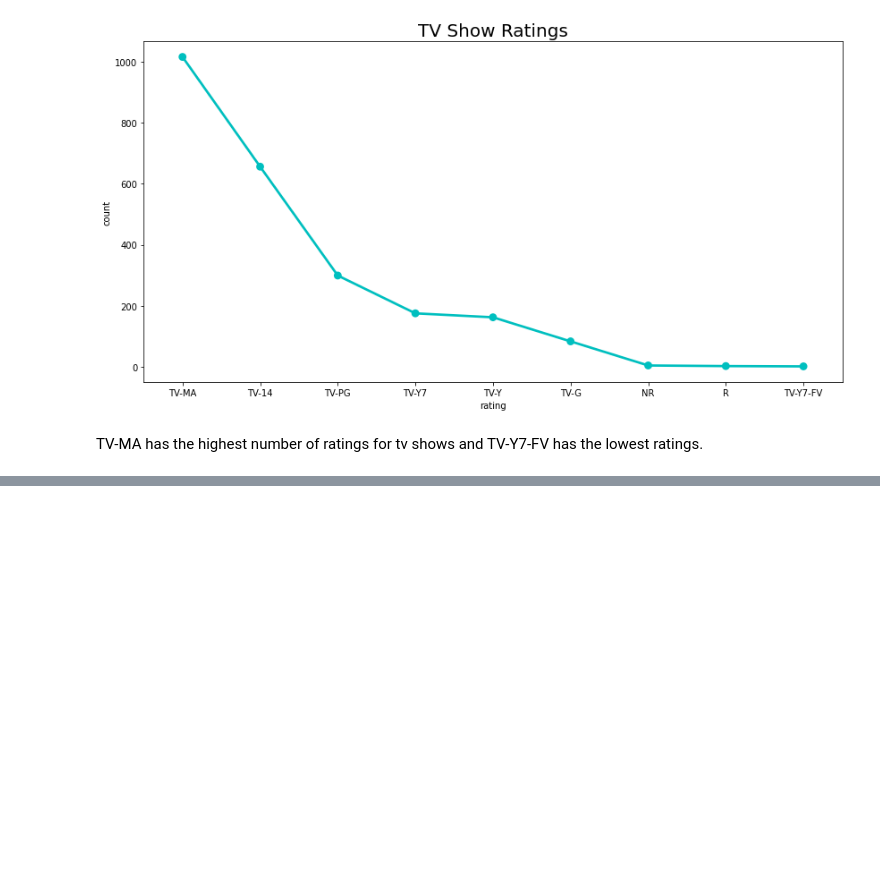
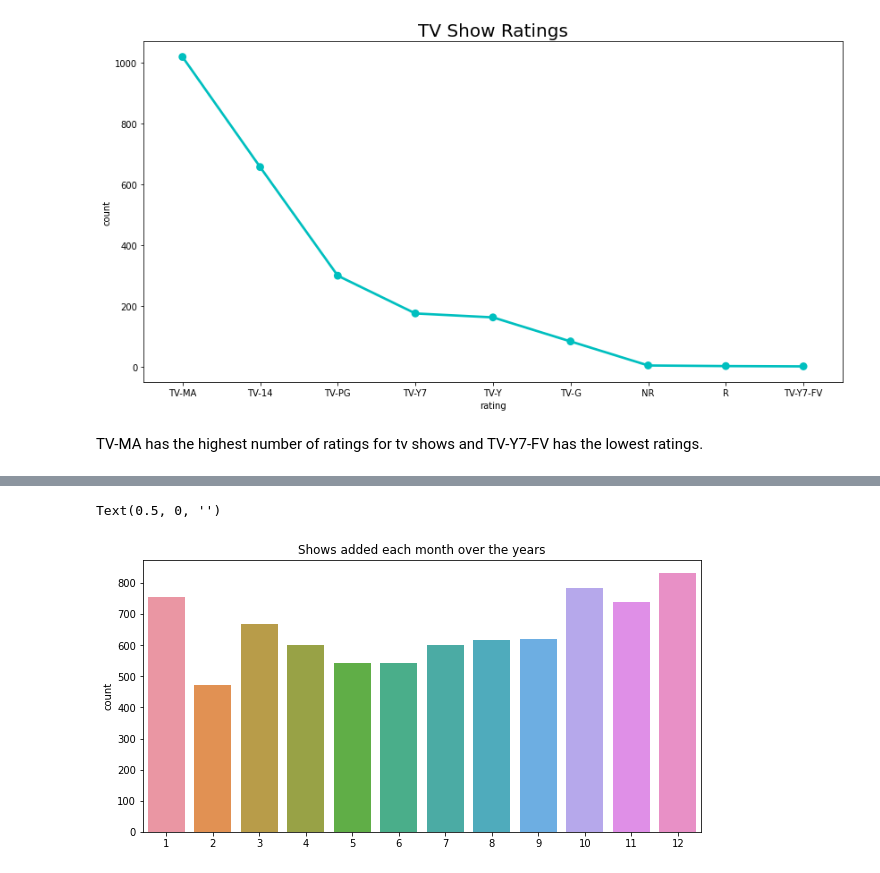
Before and after one commit to Ishansingh438/NETFLIX-MOVIES-AND-TV-SHOWS-CLUSTERING, a Jupyter notebook: Ishan_Singh_NETFLIX_MOVIES_AND_TV_SHOWS_CLUSTERING.ipynb, the cells around one changed output, grey strips where cells are left out. Saved outputs shown, nothing was run; the diff lists cells and outputs as text; code cells hidden in the pictures; blank space fills up the shorter version.

```diff
--- a/Ishan_Singh_NETFLIX_MOVIES_AND_TV_SHOWS_CLUSTERING.ipynb
+++ b/Ishan_Singh_NETFLIX_MOVIES_AND_TV_SHOWS_CLUSTERING.ipynb
@@ -263 +300,10 @@ TV-MA has the highest number of ratings for tv shows and TV-Y7-FV has the lowest
+# %%
+# visualizing number of shows added each month
+plt.figure(figsize = (10,5))
+sns.countplot(df['month_added'])
+plt.title('Shows added each month over the years')
+plt.xlabel('')
+# %% [output]
+Text(0.5, 0, '')
+[figure, added]
 # %%
```
Also changed, not shown: parts of 17 cells of this notebook.
